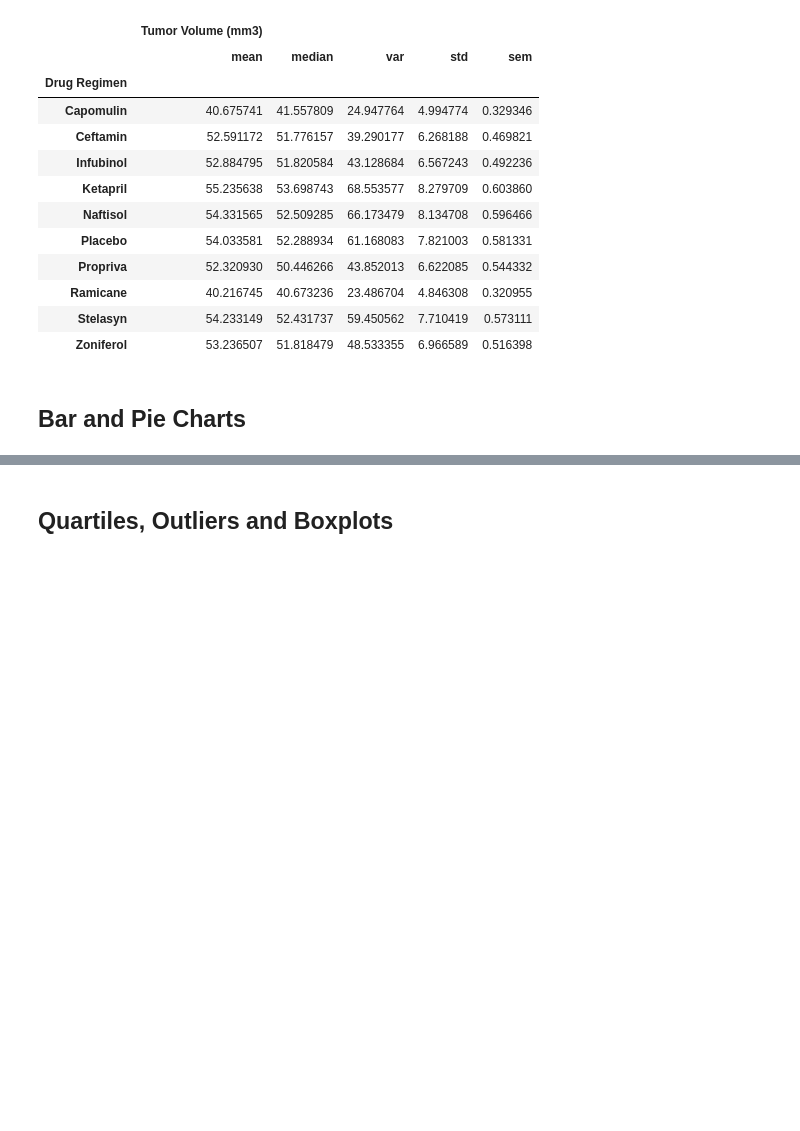
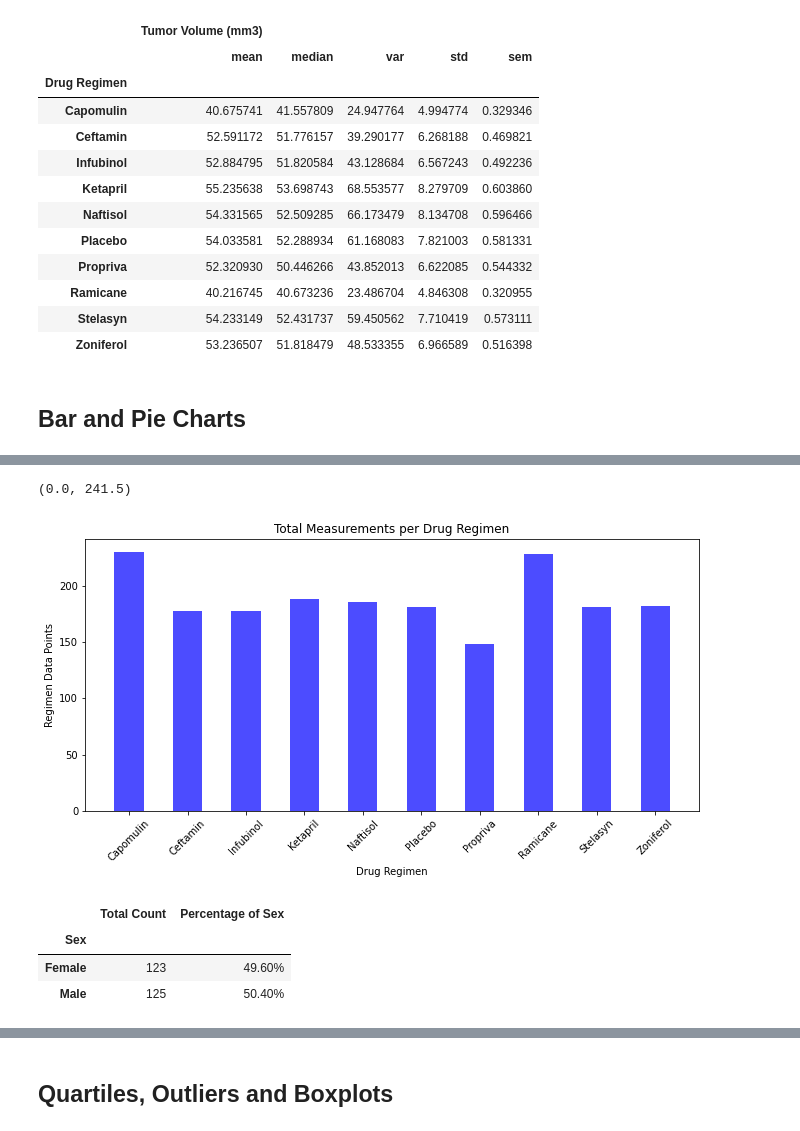
Before and after one commit to Jesskhunter/Matplotlib-Challenge, a Jupyter notebook: Pymaceuticals/pymaceuticals_starter.ipynb, the cells around one changed output, grey strips where cells are left out. Drawn from its saved outputs; the diff is of its cells as text; code cells hidden in the pictures; blank space fills up the shorter version.

```diff
--- a/Pymaceuticals/pymaceuticals_starter.ipynb
+++ b/Pymaceuticals/pymaceuticals_starter.ipynb
@@ -209,0 +252,41 @@ drug_regimen_agg
+# %%
+# Generate a bar plot showing the total number of measurements taken on each drug regimen using pyplot
+
+regimens = clean_mice_df["Drug Regimen"].unique()
+plt.figure(figsize=(11,5))
+plt.bar(regimen_data_points.index.values, regimen_data_points.values, alpha=0.7, align="center", color='b', width=0.5)
+plt.xticks(rotation=45)
+plt.title("Total Measurements per Drug Regimen")
+plt.xlabel("Drug Regimen")
+plt.ylabel("Regimen Data Points")
+plt.xlim(-0.75,len(regimens)-0.25)
+plt.ylim(0, max(regimen_data_points)*1.05)
+
+# plt.legend("Drug Name")
+# %% [output]
+(0.0, 241.5)
+[figure, added]
+# %%
+# Distribution of female and male mice in the study
+
+# Group by gender
+groupby_gender = clean_mice_df.groupby(["Mouse ID","Sex"])
+gender_df = pd.DataFrame(groupby_gender.size())
+
+# Total count of Female and Male mice
+mouse_gender = pd.DataFrame(gender_df.groupby(["Sex"]).count())
+mouse_gender.columns = ["Total Count"]
+
+# Percentage of female vs male
+mouse_gender["Percentage of Sex"] = ((mouse_gender["Total Count"]/mouse_gender["Total Count"].sum()))
+
+# Format "Percentage of Sex" column
+mouse_gender['Percentage of Sex'] = mouse_gender['Percentage of Sex'].map("{:,.2%}".format)
+
+# Display gender distribution dataframe
+mouse_gender
+# %% [output]
+|  | Total Count | Percentage of Sex |
+| Sex |  |  |
+| Female | 123 | 49.60% |
+| Male | 125 | 50.40% |
```
Also changed, not shown: parts of 8 cells of this notebook.
